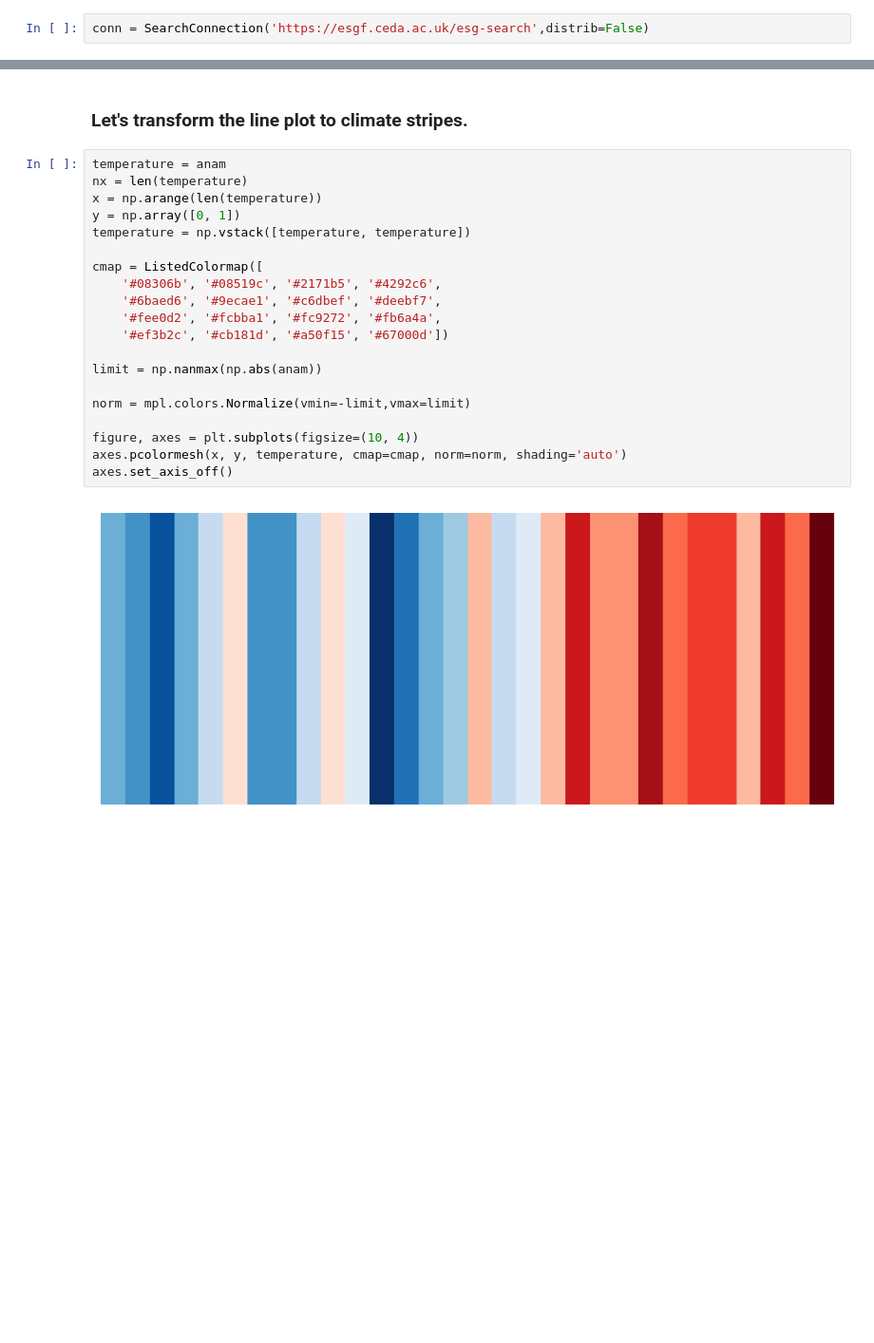
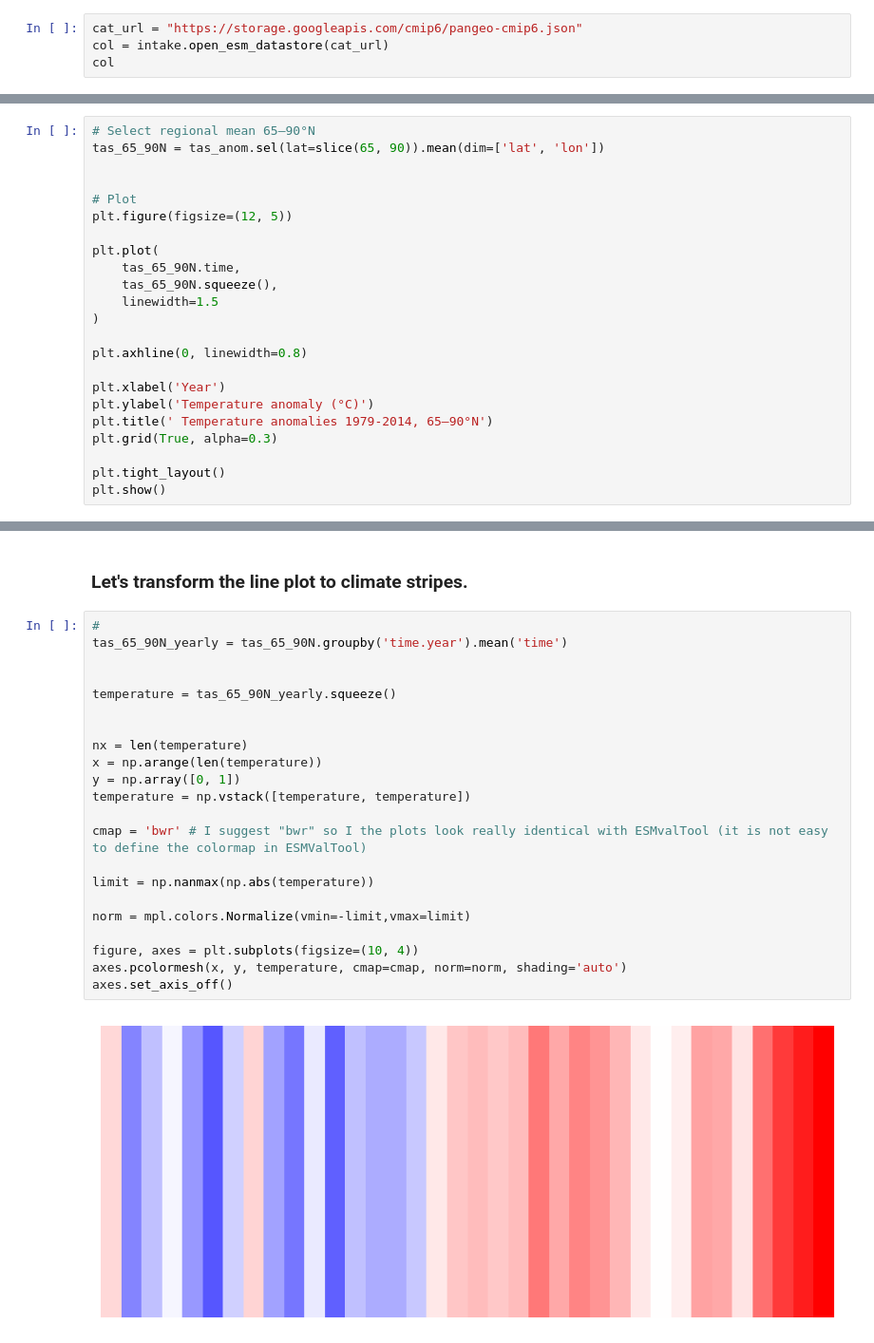
Before and after one commit to abhnil/Fresh_Eyes_on_CMIP_Data_Workshop, a Jupyter notebook: notebooks/stripes.ipynb, the cells around one changed output, grey strips where cells are left out. Shown at 95% size. Drawn from its saved outputs; the diff is of its cells as text; blank space fills up the shorter version.

```diff
--- a/notebooks/stripes.ipynb
+++ b/notebooks/stripes.ipynb
@@ -15,2 +17,4 @@ import numpy as np
 # %%
-conn = SearchConnection('https://esgf.ceda.ac.uk/esg-search',distrib=False)
+cat_url = "https://storage.googleapis.com/cmip6/pangeo-cmip6.json"
+col = intake.open_esm_datastore(cat_url)
+col
@@ -139,0 +174,23 @@ anam.plot()
+# %%
+# Select regional mean 65–90°N
+tas_65_90N = tas_anom.sel(lat=slice(65, 90)).mean(dim=['lat', 'lon'])
+
+
+# Plot
+plt.figure(figsize=(12, 5))
+
+plt.plot(
+    tas_65_90N.time,
+    tas_65_90N.squeeze(),
+    linewidth=1.5
+)
+
+plt.axhline(0, linewidth=0.8)
+
+plt.xlabel('Year')
+plt.ylabel('Temperature anomaly (°C)')
+plt.title(' Temperature anomalies 1979-2014, 65–90°N')
+plt.grid(True, alpha=0.3)
+
+plt.tight_layout()
+plt.show()
@@ -140,24 +199,26 @@ anam.plot()
 # %% [markdown]
 ### Let's transform the line plot to climate stripes.
 # %%
-temperature = anam
+#
+tas_65_90N_yearly = tas_65_90N.groupby('time.year').mean('time')
+
+
+temperature = tas_65_90N_yearly.squeeze()
+
+
 nx = len(temperature)
 x = np.arange(len(temperature))
 y = np.array([0, 1])
 temperature = np.vstack([temperature, temperature])
 
-cmap = ListedColormap([
-    '#08306b', '#08519c', '#2171b5', '#4292c6',
-    '#6baed6', '#9ecae1', '#c6dbef', '#deebf7',
-    '#fee0d2', '#fcbba1', '#fc9272', '#fb6a4a',
-    '#ef3b2c', '#cb181d', '#a50f15', '#67000d'])
+cmap = 'bwr' # I suggest "bwr" so I the plots look really identical with ESMvalTool (it is not easy to define the colormap in ESMValTool)
 
-limit = np.nanmax(np.abs(anam))
+limit = np.nanmax(np.abs(temperature))
 
 norm = mpl.colors.Normalize(vmin=-limit,vmax=limit)
 
 figure, axes = plt.subplots(figsize=(10, 4))
 axes.pcolormesh(x, y, temperature, cmap=cmap, norm=norm, shading='auto')
 axes.set_axis_off()
 # %% [output]
-[figure, old version]
+[figure, new version]
```
Also changed, not shown: parts of 19 cells of this notebook, 3 other files.
